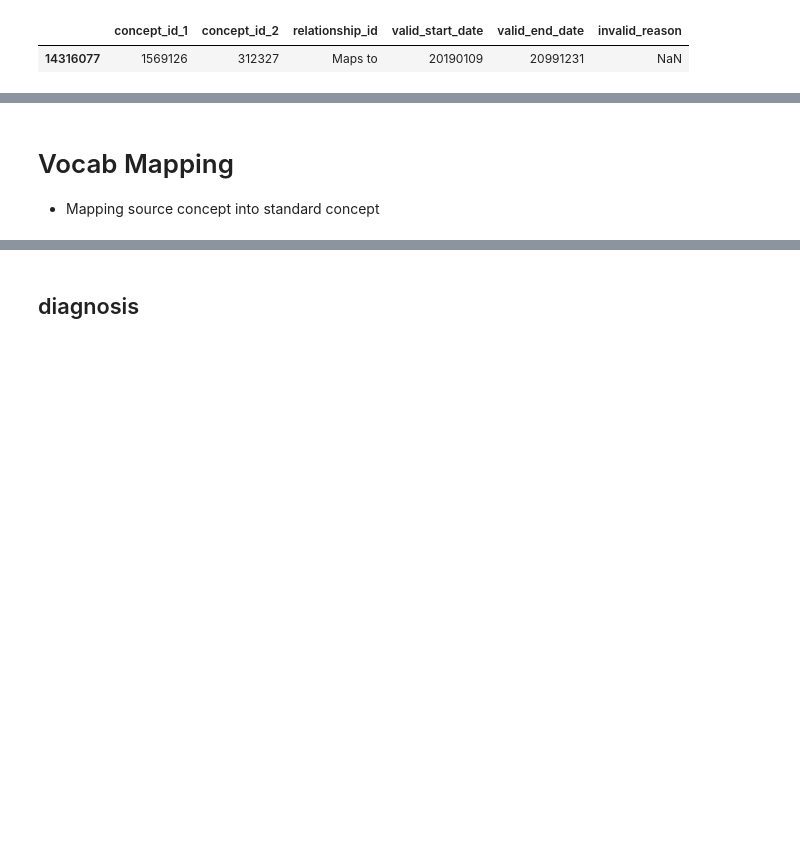
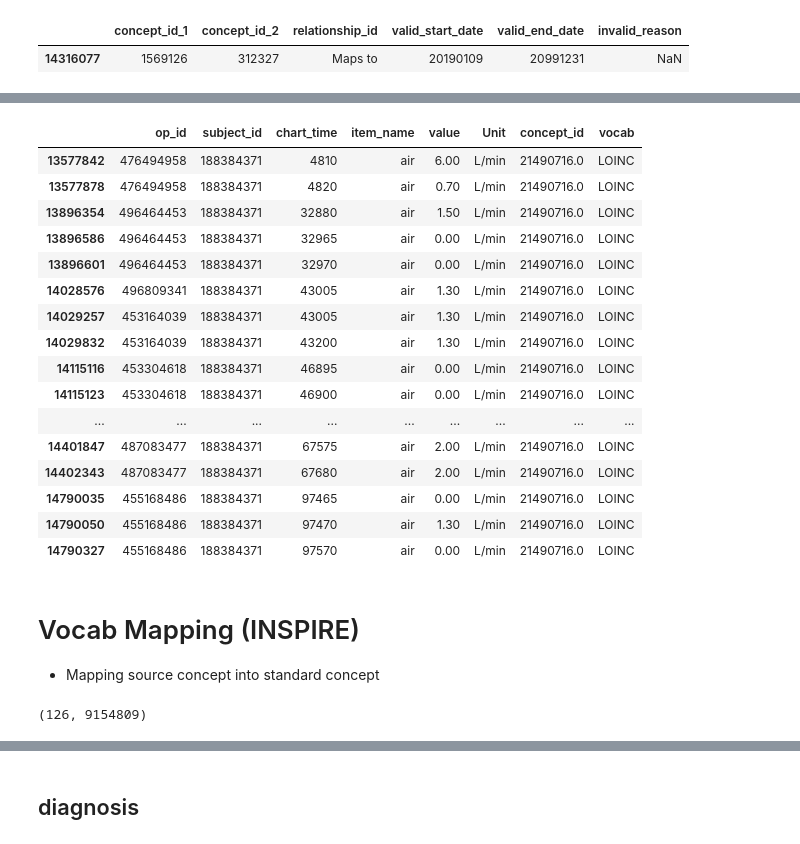
Before and after one commit to Hyeonsik/INSPIRE_TO_CDM, a Jupyter notebook: EDA_vocab.ipynb, the cells around one changed output, grey strips where cells are left out. Drawn from its saved outputs; the diff is of its cells as text; code cells hidden in the pictures; blank space fills up the shorter version.

```diff
--- a/EDA_vocab.ipynb
+++ b/EDA_vocab.ipynb
@@ -105,0 +201,14 @@ print(time.time() - start)
+# %%
+# Import necessary libraries
+import pandas as pd
+import numpy as np
+from datetime import datetime
+
+# INSPIRE v0.2 (about 65,000 cases, 50% of the surgical cases)
+# Define the path to the INSPIRE v2 dataset
+input_path = 'inspire_v2/mapped'
+
+df_vitals = pd.read_csv(f'{input_path}/vitals.csv')          # Load vitals data
+# %%
+example = df_vitals[df_vitals['subject_id']==188384371]
+example
@@ -106,5 +231,25 @@ print(time.time() - start)
+# %%
+example[example['item_name']=='air']
+# %% [output]
+|  | op_id | subject_id | chart_time | item_name | value | Unit | concept_id | vocab |
+| 13577842 | 476494958 | 188384371 | 4810 | air | 6.00 | L/min | 21490716.0 | LOINC |
+| 13577878 | 476494958 | 188384371 | 4820 | air | 0.70 | L/min | 21490716.0 | LOINC |
+| 13896354 | 496464453 | 188384371 | 32880 | air | 1.50 | L/min | 21490716.0 | LOINC |
+| 13896586 | 496464453 | 188384371 | 32965 | air | 0.00 | L/min | 21490716.0 | LOINC |
+| 13896601 | 496464453 | 188384371 | 32970 | air | 0.00 | L/min | 21490716.0 | LOINC |
+| 14028576 | 496809341 | 188384371 | 43005 | air | 1.30 | L/min | 21490716.0 | LOINC |
+| 14029257 | 453164039 | 188384371 | 43005 | air | 1.30 | L/min | 21490716.0 | LOINC |
+| 14029832 | 453164039 | 188384371 | 43200 | air | 1.30 | L/min | 21490716.0 | LOINC |
+| 14115116 | 453304618 | 188384371 | 46895 | air | 0.00 | L/min | 21490716.0 | LOINC |
+| 14115123 | 453304618 | 188384371 | 46900 | air | 0.00 | L/min | 21490716.0 | LOINC |
+| ... | ... | ... | ... | ... | ... | ... | ... | ... |
+| 14401847 | 487083477 | 188384371 | 67575 | air | 2.00 | L/min | 21490716.0 | LOINC |
+| 14402343 | 487083477 | 188384371 | 67680 | air | 2.00 | L/min | 21490716.0 | LOINC |
+| 14790035 | 455168486 | 188384371 | 97465 | air | 0.00 | L/min | 21490716.0 | LOINC |
+| 14790050 | 455168486 | 188384371 | 97470 | air | 1.30 | L/min | 21490716.0 | LOINC |
+| 14790327 | 455168486 | 188384371 | 97570 | air | 0.00 | L/min | 21490716.0 | LOINC |
 # %% [markdown]
-# Vocab Mapping
+# Vocab Mapping (INSPIRE)
 * Mapping source concept into standard concept
 # %%
 import csv
@@ -113,3 +258,7 @@ import pandas as pd
 df_vocab = pd.read_csv(f'vocab/VOCABULARY.csv', sep='\t', on_bad_lines='error')
 df_concept_rel = pd.read_csv(f'vocab/CONCEPT_RELATIONSHIP.csv', sep='\t', on_bad_lines='error')
 df_concept = pd.read_csv(f'vocab/CONCEPT.csv', sep='\t')
+# %%
+len(df_vocab), len(df_concept)
+# %% [output]
+(126, 9154809)
```
Also changed, not shown: parts of 66 cells of this notebook, 6 other files.
